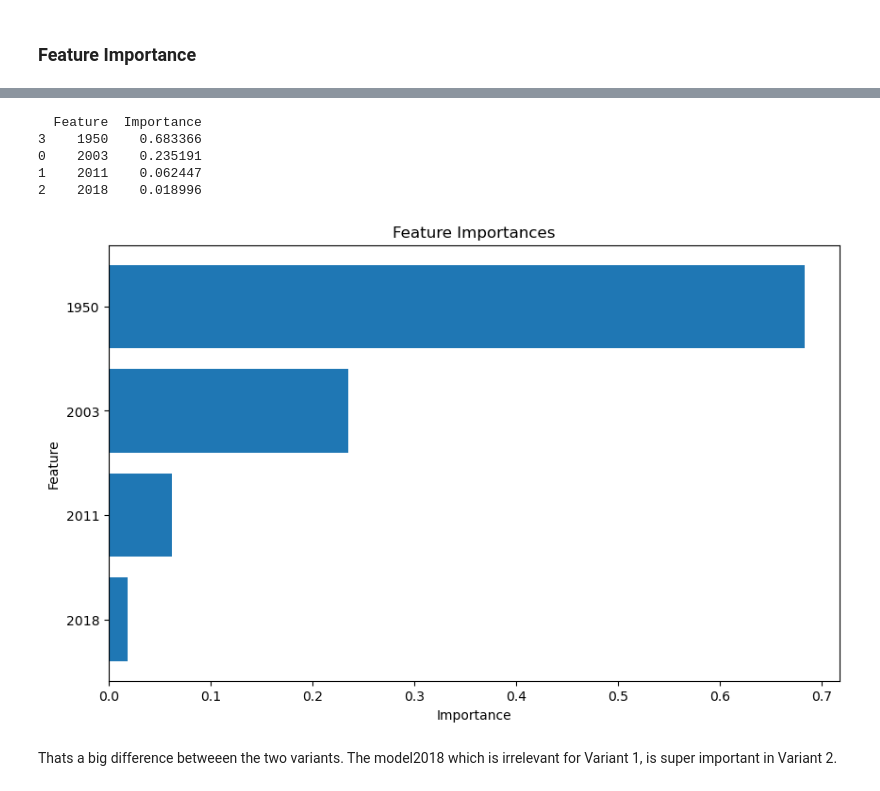
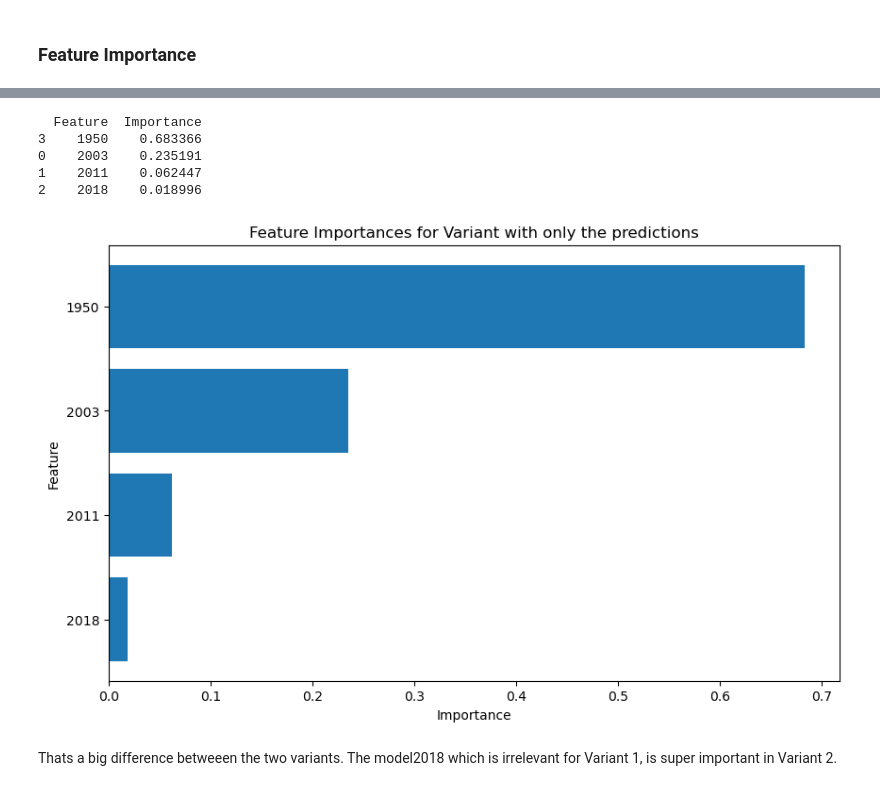
Before and after one commit to fengelnsbauer/ie500-data-mining-group7, a Jupyter notebook: src/model_learningV2.ipynb, the cells around one changed output, grey strips where cells are left out. Cells and saved outputs as stored; diff of their text form; code cells hidden in the pictures.

```diff
--- a/src/model_learningV2.ipynb
+++ b/src/model_learningV2.ipynb
@@ -2172,32 +2110,32 @@ plt.show()
 # %%
 # Show the feature importances for Variant 2
 feature_importances = ens_rfr2.feature_importances_
 
 # Create a DataFrame for the feature importances
 features = ensemble_df.columns  # If X is a DataFrame, otherwise replace this with the names of the features
 importance_df = pd.DataFrame({'Feature': features, 'Importance': feature_importances})
 
 # Sort the feature importances
 importance_df = importance_df.sort_values(by='Importance', ascending=False)
 
 # Print the feature importances
 print(importance_df)
 
 # Plot the feature importances
 plt.figure(figsize=(10, 6))
 plt.barh(importance_df['Feature'], importance_df['Importance'])
 plt.xlabel('Importance')
 plt.ylabel('Feature')
-plt.title('Feature Importances')
+plt.title('Feature Importances for Variant with only the predictions')
 plt.gca().invert_yaxis()
 plt.show()
 # %% [output]
   Feature  Importance
 3    1950    0.683366
 0    2003    0.235191
 1    2011    0.062447
 2    2018    0.018996
-[figure, old version]
+[figure, new version]
 # %% [markdown]
 Thats a big difference betweeen the two variants. The model2018 which is irrelevant for Variant 1, is super important in Variant 2.
 # %% [markdown]
```
Also changed, not shown: parts of 11 cells of this notebook.
